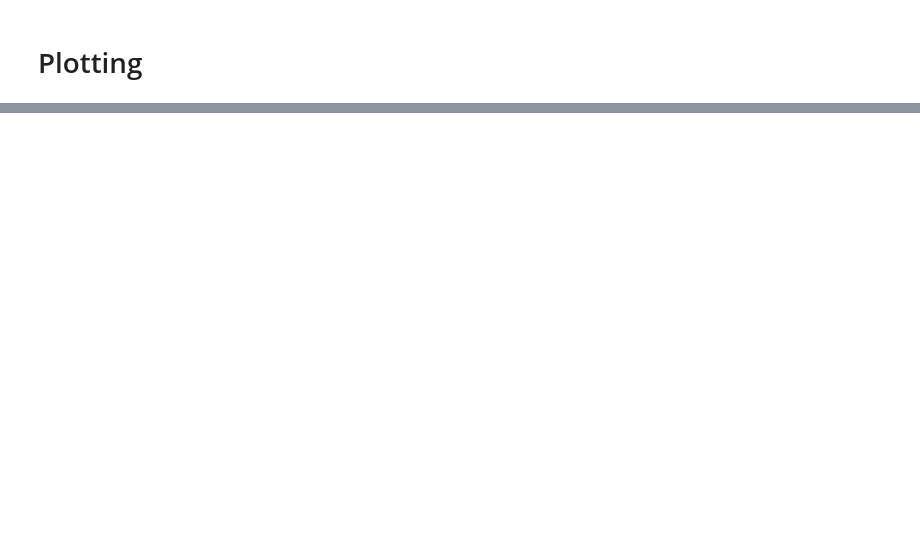
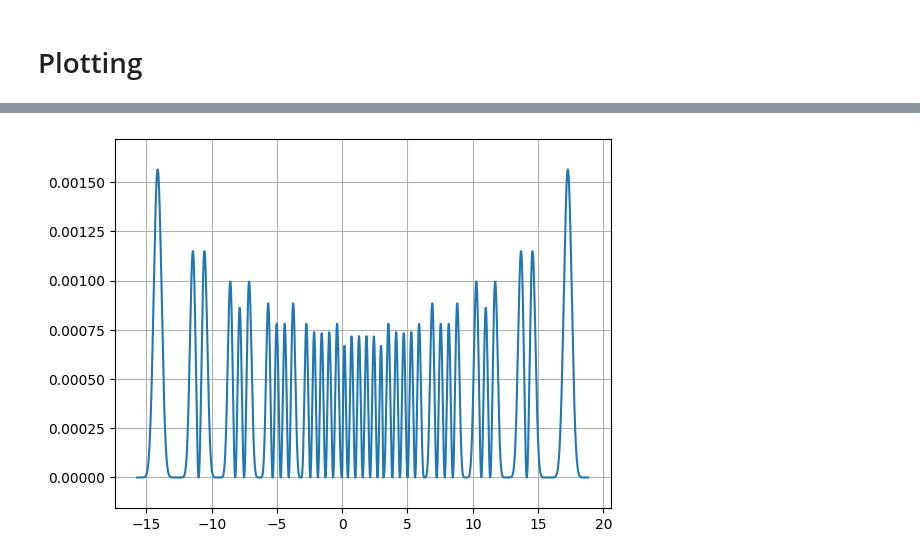
Before and after one commit to AK-Grabowsk3/NeOcs, a Jupyter notebook: analysis/NeOCS_qc_solver.ipynb, the cells around one changed output, grey strips where cells are left out. Saved outputs shown, nothing was run; the diff lists cells and outputs as text; code cells hidden in the pictures; blank space fills up the shorter version.

```diff
--- a/analysis/NeOCS_qc_solver.ipynb
+++ b/analysis/NeOCS_qc_solver.ipynb
@@ -213,0 +339,31 @@ plt.plot( solv.t * au2ps, solv.p )
+# %%
+import matplotlib.animation as animation
+
+fig, ax = plt.subplots()
+
+Psi, = ax.plot( solv.th_all, np.abs( solv.Psi_ang[0] )**2 * solv.w_all )
+
+ax.grid()
+
+def animate(i):
+
+    t_ind = 500 + i
+
+    Psi.set_ydata(np.abs( solv.Psi_ang[t_ind] )**2 * solv.w_all )
+
+    max_p = np.max( np.abs( solv.Psi_ang[t_ind] )**2 * solv.w_all )
+
+    ax.set_ylim( bottom = -0.1 * max_p, top = max_p * 1.1 )
+
+    return Psi, ax,
+
+ani = animation.FuncAnimation(fig, animate, repeat=False,
+                                    frames=200, interval = 60 )
+
+writer = animation.PillowWriter(fps=30,
+                                metadata=dict(artist='Me'),
+                                bitrate=1800)
+
+ani.save('scatter_ang.gif', writer="pillow")
+# %% [output]
+[figure, added]
```
Also changed, not shown: parts of 11 cells of this notebook, 3 other files.
